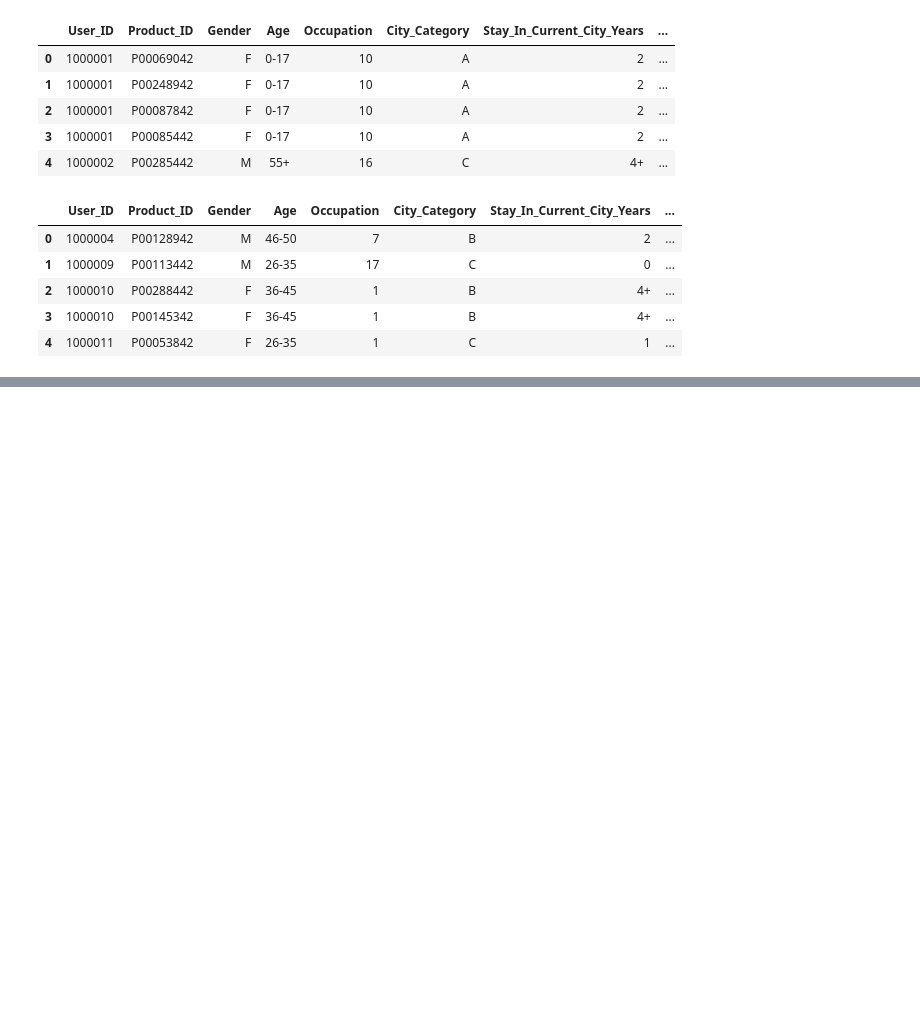
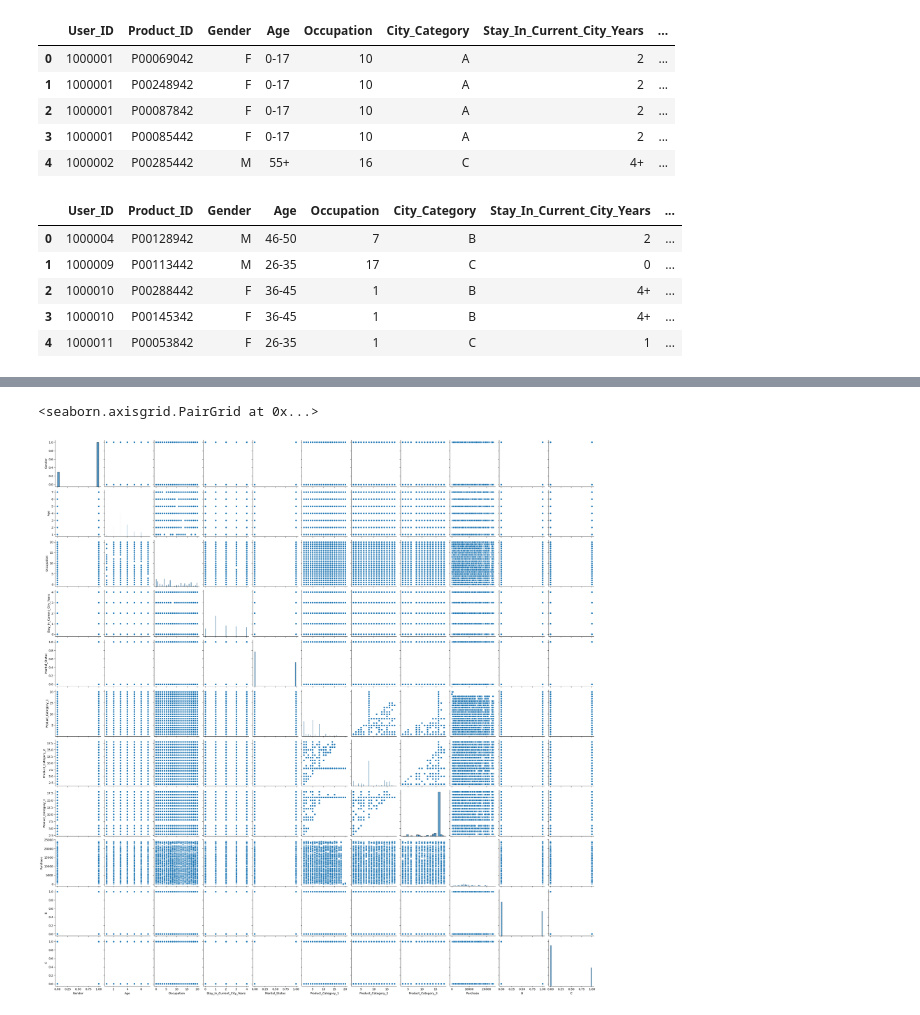
Before and after one commit to w9625845/DataScience, a Jupyter notebook: archive/black_friday.ipynb, the cells around one changed output, grey strips where cells are left out. Drawn from its saved outputs; the diff is of its cells as text; code cells hidden in the pictures; blank space fills up the shorter version.

```diff
--- a/archive/black_friday.ipynb
+++ b/archive/black_friday.ipynb
@@ -40,0 +231,3 @@ pd_train.ap
+# %%
+## replace missing values with "mode"
+df['Product_Category_2']=df['Product_Category_2'].fillna(df['Product_Category_2'].mode()[0])
@@ -40,0 +238,2 @@ pd_train.ap
+# %%
+df['Product_Category_3']=df['Product_Category_3'].fillna(df['Product_Category_3'].mode()[0])
@@ -40,0 +264,2 @@ pd_train.ap
+# %%
+df['Stay_In_Current_City_Years']=df['Stay_In_Current_City_Years'].str.replace('+','')
@@ -40,0 +297,4 @@ pd_train.ap
+# %%
+## convert object into integer in stay in current city years feature
+df['Stay_In_Current_City_Years']=df['Stay_In_Current_City_Years'].astype(int)
+df.info()
@@ -40,0 +321,6 @@ pd_train.ap
+# %%
+##visualisation
+sns.pairplot(df)
+# %% [output]
+<seaborn.axisgrid.PairGrid at 0x...>
+[figure, added]
```
Also changed, not shown: parts of 42 cells of this notebook.
